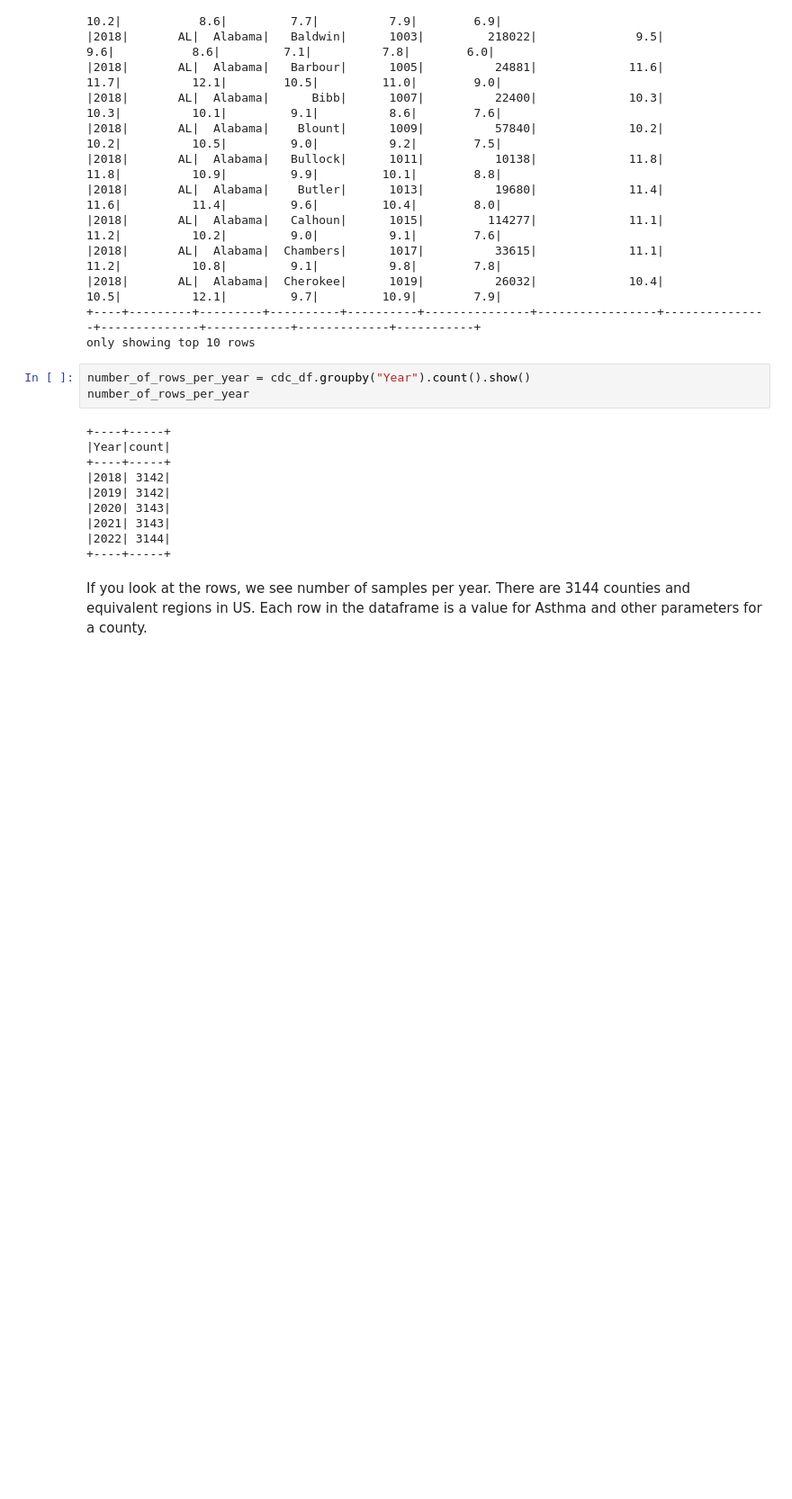
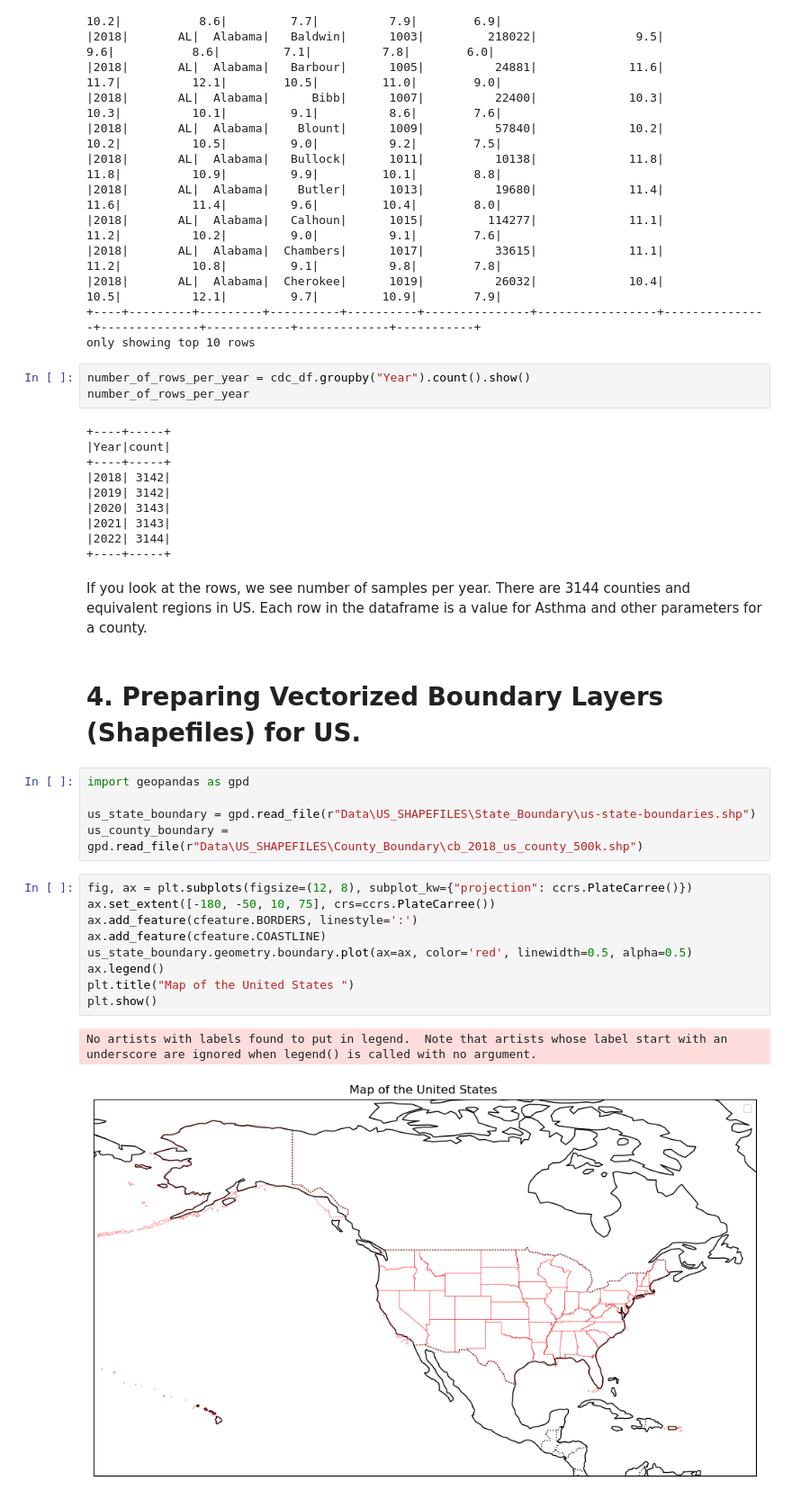
Before and after one commit to SujanNeupane42/NO2-vs-Traffic-Analysis-using-PySpark-and-GeoPandas, a Jupyter notebook: fetch_health_data.ipynb, the cells around one changed output. Shown at 90% size. Cells and saved outputs as stored; diff of their text form; blank space fills up the shorter version.

```diff
--- a/fetch_health_data.ipynb
+++ b/fetch_health_data.ipynb
@@ -576,3 +576,22 @@ number_of_rows_per_year
 +----+-----+
 # %% [markdown]
 If you look at the rows, we see number of samples per year. There are 3144 counties and equivalent regions in US. Each row in the dataframe is a value for Asthma and other parameters for a county.
+# %% [markdown]
+# 4. Preparing Vectorized Boundary Layers (Shapefiles) for US.
+# %%
+import geopandas as gpd
+
+us_state_boundary = gpd.read_file(r"Data\US_SHAPEFILES\State_Boundary\us-state-boundaries.shp")
+us_county_boundary = gpd.read_file(r"Data\US_SHAPEFILES\County_Boundary\cb_2018_us_county_500k.shp")
+# %%
+fig, ax = plt.subplots(figsize=(12, 8), subplot_kw={"projection": ccrs.PlateCarree()})
+ax.set_extent([-180, -50, 10, 75], crs=ccrs.PlateCarree())
+ax.add_feature(cfeature.BORDERS, linestyle=':')
+ax.add_feature(cfeature.COASTLINE)
+us_state_boundary.geometry.boundary.plot(ax=ax, color='red', linewidth=0.5, alpha=0.5)
+ax.legend()
+plt.title("Map of the United States ")
+plt.show()
+# %% [output]
+No artists with labels found to put in legend.  Note that artists whose label start with an underscore are ignored when legend() is called with no argument.
+[figure, added]
```
Also changed, not shown: parts of 3 cells of this notebook.
